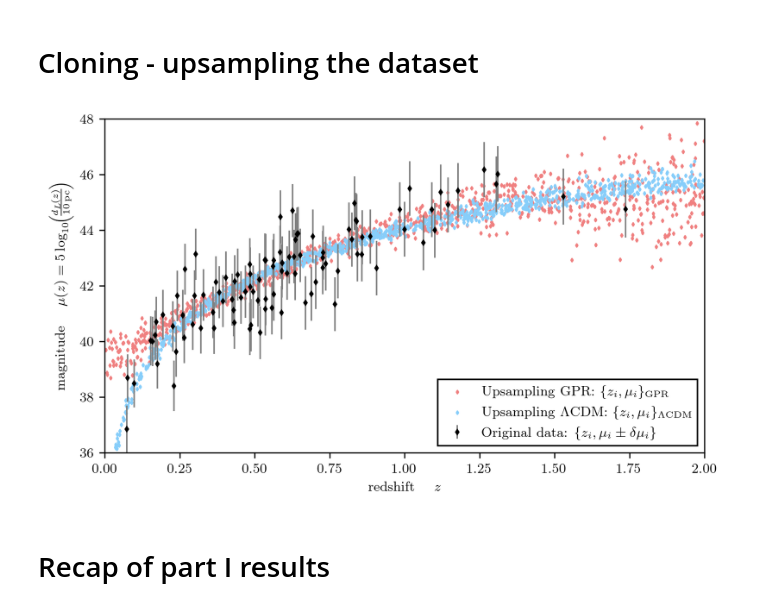
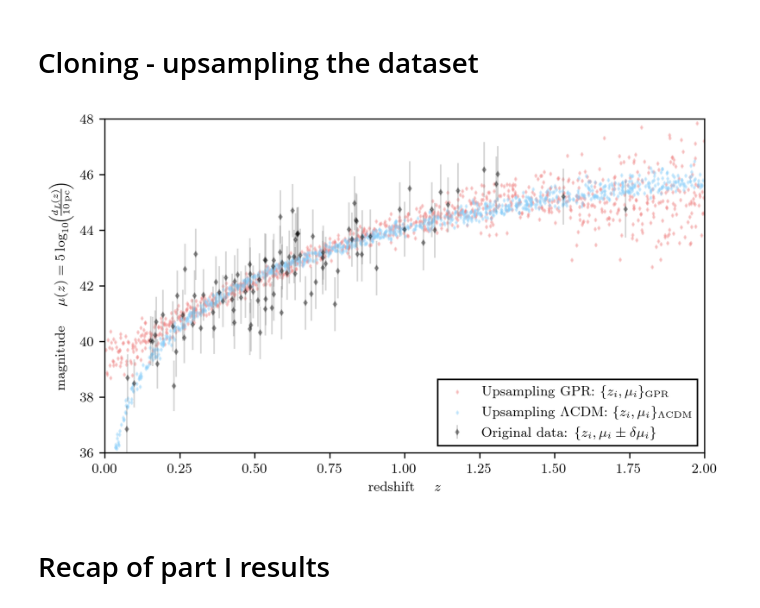
Before and after one commit to Andrea-Pierini/astrostatistics_bicocca_2022-1, a Jupyter notebook: working/L18.ipynb, the cells around one changed output. Cells and saved outputs as stored; diff of their text form; code cells hidden in the pictures.

```diff
--- a/working/L18.ipynb
+++ b/working/L18.ipynb
@@ -1085,32 +1085,32 @@ for i, z_i in enumerate(z_upsampling_LCDM):
 # %%
 #-------------------------------------------------------------------------
 # Plot the best fit curve from GPR with sigma intervals
 # (and compare it to the theory-informed model)
 #-------------------------------------------------------------------------
 
 fig , ax = plt.subplots(figsize=(7,4))
 
 
-ax.errorbar(z_sample, mu_sample, dmu, color='black', marker='d', markersize=2, ecolor='gray', ls='', lw=1, label='Original data: $\{z_i, \mu_i \pm \delta\mu_i\}$')
+ax.errorbar(z_sample, mu_sample, dmu, color='black', marker='d', markersize=2, alpha=0.33, ecolor='gray', ls='', lw=1, label='Original data: $\{z_i, \mu_i \pm \delta\mu_i\}$')
 
 ax.set_xlabel(r"redshift $\quad z$")
 ax.set_ylabel(r"magnitude $\quad \mu(z) = 5 \log_{10}\!\!\left(\!\frac{d_L\!(z)}{10\, \rm pc}\!\right)$")
 ax.set_xlim(0,2)
 ax.set_ylim(36,48)
 
-ax.scatter(z_upsampling_GPR, mu_upsampling_GPR, color='lightcoral', marker='d', s=2, label=r'Upsampling GPR: $\{z_i, \mu_i \}_{\rm GPR}$')
+ax.scatter(z_upsampling_GPR, mu_upsampling_GPR, color='lightcoral', marker='d', s=2, alpha=0.33, label=r'Upsampling GPR: $\{z_i, \mu_i \}_{\rm GPR}$')
 
-ax.scatter(z_upsampling_LCDM, mu_upsampling_LCDM, color='lightskyblue', marker='d', s=2, label=r'Upsampling $\Lambda$CDM: $\{z_i, \mu_i \}_{\rm \Lambda CDM}$')
+ax.scatter(z_upsampling_LCDM, mu_upsampling_LCDM, color='lightskyblue', marker='d', s=2, alpha=0.33, label=r'Upsampling $\Lambda$CDM: $\{z_i, \mu_i \}_{\rm \Lambda CDM}$')
 
 _ = ax.legend(frameon=True, framealpha=1, fancybox=False, edgecolor='black', loc=4)
 
 #-------------------------------------------------------------------------
 
 if True:
     fig.savefig('./L18_images/L18_Upsampling_LCDM+GPR.pdf', bbox_inches='tight')
     fig.savefig('./L18_images/L18_Upsampling_LCDM+GPR.png', bbox_inches='tight')
 # %% [output]
-[figure, old version]
+[figure, new version]
 # %% [markdown]
 # Recap of part I results
 # %%
```
Also changed, not shown: 3 other files.
